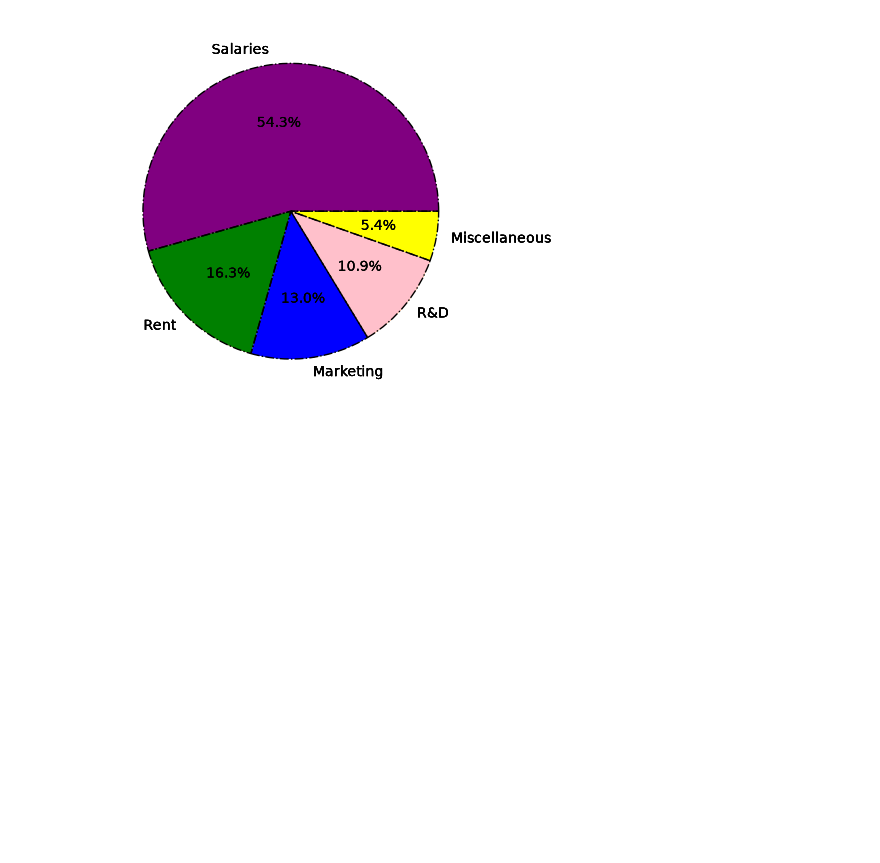
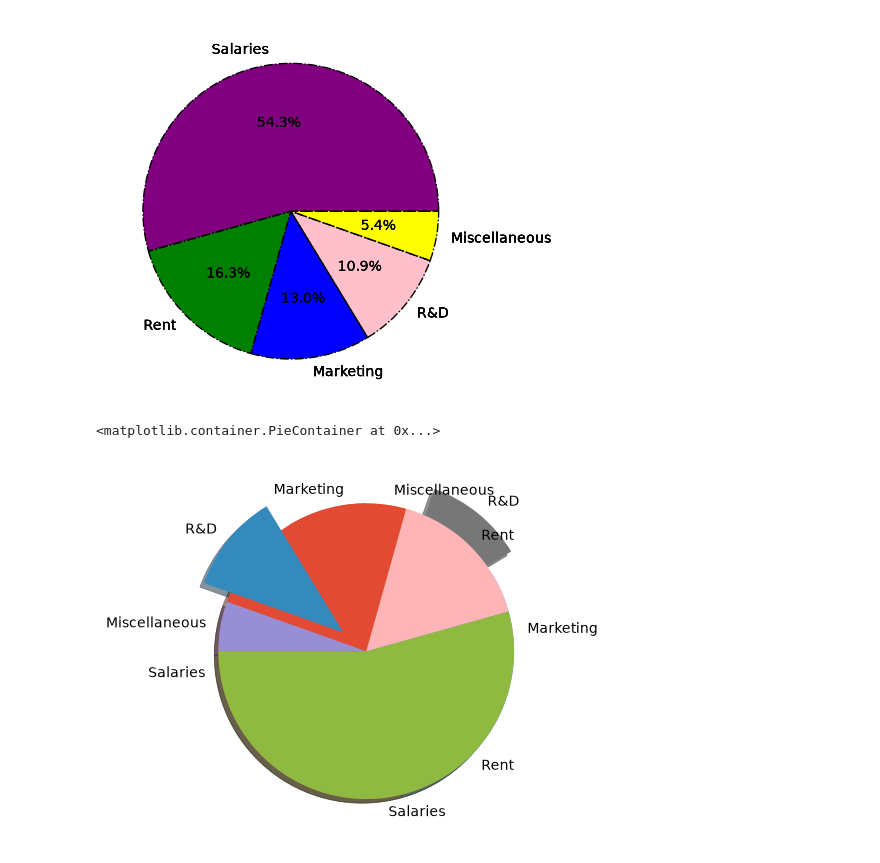
Before and after one commit to AvishekAmin/Python-for-AI-ML-DL, a Jupyter notebook: Python-Libraries/Matplotlib/Matplotlib_basics.ipynb, the cells around one changed output. Saved outputs shown, nothing was run; the diff lists cells and outputs as text; code cells hidden in the pictures; blank space fills up the shorter version.

Commit message:
explode: plt.pie, shadow, etc

```diff
--- a/Python-Libraries/Matplotlib/Matplotlib_basics.ipynb
+++ b/Python-Libraries/Matplotlib/Matplotlib_basics.ipynb
@@ -241,3 +241,17 @@ plt.pie(amounts, labels=expenses,  autopct='%1.1f%%',
 # %% [output]
 <matplotlib.container.PieContainer at 0x...>
 [figure]
+# %%
+# explode
+explode = [0, 0, 0, 0.2, 0]
+# plt.pie(amounts, labels=expenses, explode=explode)
+
+# shadow
+# plt.pie(amounts, labels=expenses, explode=explode, shadow=True)
+
+# angle
+plt.pie(amounts, labels=expenses, explode=explode, shadow=True, startangle=90) # top
+plt.pie(amounts, labels=expenses, explode=explode, shadow=True, startangle=180) # flips
+# %% [output]
+<matplotlib.container.PieContainer at 0x...>
+[figure, added]
```
Also changed, not shown: parts of 6 cells of this notebook.
